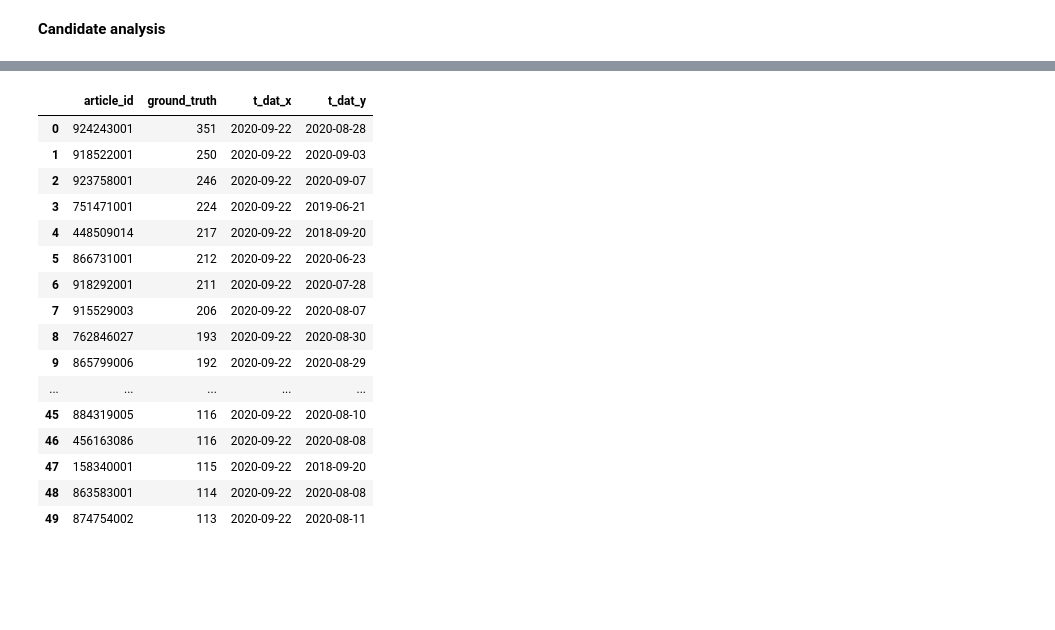
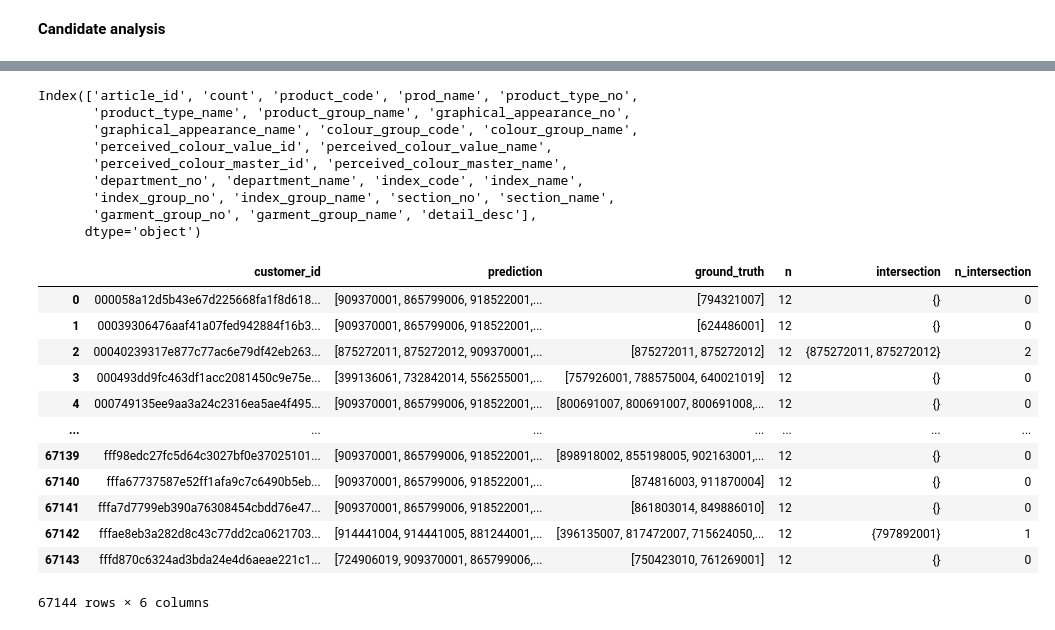
Before and after one commit to lucien1011/kaggle-h-and-m, a Jupyter notebook: candidate_generation.ipynb, the cells around one changed output, grey strips where cells are left out. Cells and saved outputs as stored; diff of their text form; code cells hidden in the pictures; blank space fills up the shorter version.

```diff
--- a/candidate_generation.ipynb
+++ b/candidate_generation.ipynb
@@ -125,8 +125,9 @@ def construct_pred_df(test_df,transactions,add_random_samples=False):
                 s += l
 
         #s += new_items
-        #s += dummy_list_1w
-        #s = s[:12]
+        s += dummy_list_1w
+        s = s[:12]
+
         prediction_list.append(s)
     pred_df['prediction'] = prediction_list
     return pred_df
@@ -143,7 +144,22 @@ def evaluate_score(pred_df,gt_df,k=12,verbose=True,group_name='customer_id'):
     if verbose: print('map@'+str(k),score)
     return score
 # %%
-trn_start_time,trn_end_time='2020-06-01','2020-09-15'
-test_start_time,test_end_time='2020-09-15','2020-09-22'
-trn_transactions = transactions[(transactions.t_dat >= cudf.to_datetime(trn_start_time)) & (transactions.t_dat < cudf.to_datetime(trn_end_time))]
-test_transactions = transactions[(transactions.t_dat >= cudf.to_datetime(test_start_time)) & (transactions.t_dat < cudf.to_datetime(test_end_time))]
+scores = []
+for i,(trn_start_time,trn_end_time,test_start_time,test_end_time) in enumerate([
+        ('2020-06-01','2020-09-01','2020-09-01','2020-09-07'),
+        ('2020-06-01','2020-09-07','2020-09-07','2020-09-15'),
+        ('2020-06-01','2020-09-15','2020-09-15','2020-09-22'),
+    ]):
+    trn_transactions = transactions[(transactions.t_dat >= cudf.to_datetime(trn_start_time)) & (transactions.t_dat < cudf.to_datetime(trn_end_time))]
+    test_transactions = transactions[(transactions.t_dat >= cudf.to_datetime(test_start_time)) & (transactions.t_dat < cudf.to_datetime(test_end_time))]
+    gt_df = construct_gt_df(test_transactions)
+    test_df = pd.DataFrame()
+    test_df['customer_id'] = test_transactions['customer_id'].unique().to_arrow().to_pylist()
+    test_df = test_df.merge(customers[['customer_id','postal_code']].to_pandas(),on='customer_id',how='left')
+    pred_df = construct_pred_df(test_df,trn_transactions.to_pandas())
+    score = evaluate_score(
+        pred_df,
+        gt_df,
+    )
+    scores.append(score)
+print('score: ',np.mean(scores))
@@ -196,3 +202,5 @@ pred_df
 pred_df = pred_df.merge(gt_df,on='customer_id')
 # %%
 pred_df['n'] = pred_df['prediction'].apply(len)
+pred_df['intersection'] = pred_df.apply(lambda x: set(x['prediction']).intersection(x['ground_truth']),axis=1)
+pred_df['n_intersection'] = pred_df['intersection'].apply(len)
@@ -199,3 +232,15 @@ pred_df['n'] = pred_df['prediction'].apply(len)
+# %%
+df_nopred.columns
+# %% [output]
+Index(['article_id', 'count', 'product_code', 'prod_name', 'product_type_no',
+       'product_type_name', 'product_group_name', 'graphical_appearance_no',
+       'graphical_appearance_name', 'colour_group_code', 'colour_group_name',
+       'perceived_colour_value_id', 'perceived_colour_value_name',
+       'perceived_colour_master_id', 'perceived_colour_master_name',
+       'department_no', 'department_name', 'index_code', 'index_name',
+       'index_group_no', 'index_group_name', 'section_no', 'section_name',
+       'garment_group_no', 'garment_group_name', 'detail_desc'],
+      dtype='object')
 # %%
 df_nopred = pred_df.loc[pred_df['n']==0]['ground_truth'].explode('ground_truth').value_counts()
 # %%
@@ -205,22 +250,18 @@ min_dat = transactions.groupby('article_id')['t_dat'].min().to_frame().reset_ind
 df_nopred = df_nopred.to_frame().reset_index().rename(columns={'index':'article_id'}).merge(max_dat.to_pandas(),on='article_id',how='left')
 df_nopred = df_nopred.merge(min_dat.to_pandas(),on='article_id',how='left')
 # %%
-df_nopred.iloc[:50]
+pred_df
 # %% [output]
-|  | article_id | ground_truth | t_dat_x | t_dat_y |
-| 0 | 924243001 | 351 | 2020-09-22 | 2020-08-28 |
-| 1 | 918522001 | 250 | 2020-09-22 | 2020-09-03 |
-| 2 | 923758001 | 246 | 2020-09-22 | 2020-09-07 |
-| 3 | 751471001 | 224 | 2020-09-22 | 2019-06-21 |
-| 4 | 448509014 | 217 | 2020-09-22 | 2018-09-20 |
-| 5 | 866731001 | 212 | 2020-09-22 | 2020-06-23 |
-| 6 | 918292001 | 211 | 2020-09-22 | 2020-07-28 |
-| 7 | 915529003 | 206 | 2020-09-22 | 2020-08-07 |
-| 8 | 762846027 | 193 | 2020-09-22 | 2020-08-30 |
-| 9 | 865799006 | 192 | 2020-09-22 | 2020-08-29 |
-| ... | ... | ... | ... | ... |
-| 45 | 884319005 | 116 | 2020-09-22 | 2020-08-10 |
-| 46 | 456163086 | 116 | 2020-09-22 | 2020-08-08 |
-| 47 | 158340001 | 115 | 2020-09-22 | 2018-09-20 |
-| 48 | 863583001 | 114 | 2020-09-22 | 2020-08-08 |
-| 49 | 874754002 | 113 | 2020-09-22 | 2020-08-11 |
+|  | customer_id | prediction | ground_truth | n | intersection | n_intersection |
+| 0 | 000058a12d5b43e67d225668fa1f8d618... | [909370001, 865799006, 918522001,... | [794321007] | 12 | {} | 0 |
+| 1 | 00039306476aaf41a07fed942884f16b3... | [909370001, 865799006, 918522001,... | [624486001] | 12 | {} | 0 |
+| 2 | 00040239317e877c77ac6e79df42eb263... | [875272011, 875272012, 909370001,... | [875272011, 875272012] | 12 | {875272011, 875272012} | 2 |
+| 3 | 000493dd9fc463df1acc2081450c9e75e... | [399136061, 732842014, 556255001,... | [757926001, 788575004, 640021019] | 12 | {} | 0 |
+| 4 | 000749135ee9aa3a24c2316ea5ae4f495... | [909370001, 865799006, 918522001,... | [800691007, 800691007, 800691008,... | 12 | {} | 0 |
+| ... | ... | ... | ... | ... | ... | ... |
+| 67139 | fff98edc27fc5d64c3027bf0e37025101... | [909370001, 865799006, 918522001,... | [898918002, 855198005, 902163001,... | 12 | {} | 0 |
+| 67140 | fffa67737587e52ff1afa9c7c6490b5eb... | [909370001, 865799006, 918522001,... | [874816003, 911870004] | 12 | {} | 0 |
+| 67141 | fffa7d7799eb390a76308454cbdd76e47... | [909370001, 865799006, 918522001,... | [861803014, 849886010] | 12 | {} | 0 |
+| 67142 | fffae8eb3a282d8c43c77dd2ca0621703... | [914441004, 914441005, 881244001,... | [396135007, 817472007, 715624050,... | 12 | {797892001} | 1 |
+| 67143 | fffd870c6324ad3bda24e4d6aeae221c1... | [724906019, 909370001, 865799006,... | [750423010, 761269001] | 12 | {} | 0 |
+67144 rows × 6 columns
```
Also changed, not shown: parts of 10 cells of this notebook, 1 other file.
